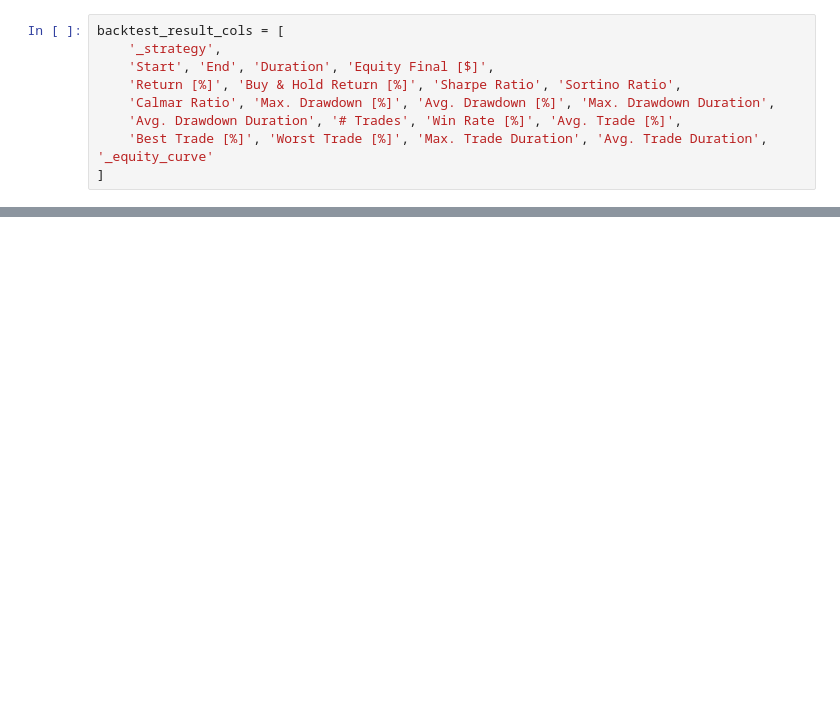
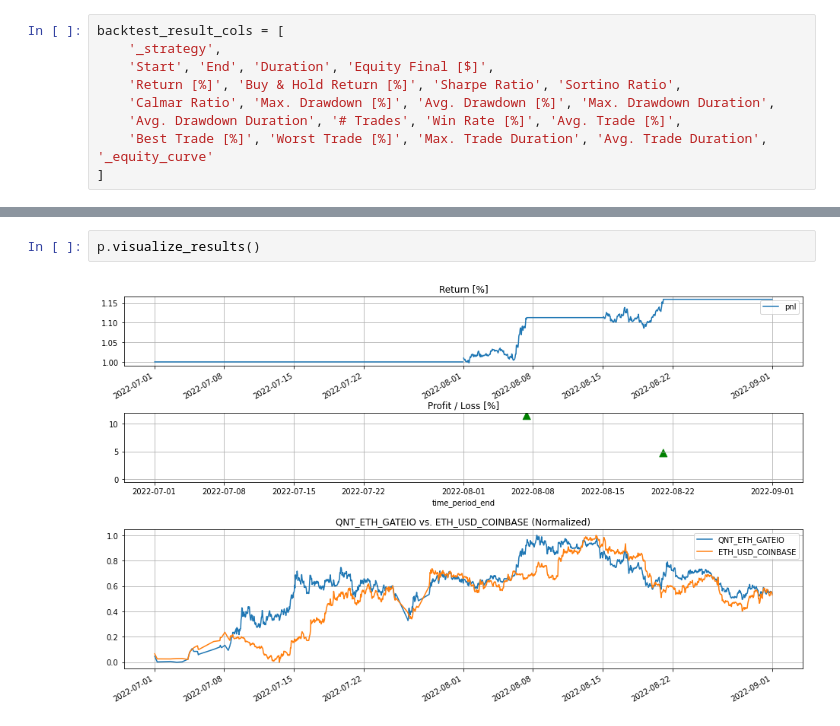
Before and after one commit to Algo-Trading-Project/trading-bot, a Jupyter notebook: src/backtest/Cointegration.ipynb, the cells around one changed output, grey strips where cells are left out. Drawn from its saved outputs; the diff is of its cells as text; blank space fills up the shorter version.

```diff
--- a/src/backtest/Cointegration.ipynb
+++ b/src/backtest/Cointegration.ipynb
@@ -379,0 +817,4 @@ stats_for_strat
+# %%
+p.visualize_results()
+# %% [output]
+[figure, added]
```
Also changed, not shown: parts of 16 cells of this notebook, 2 other files.
